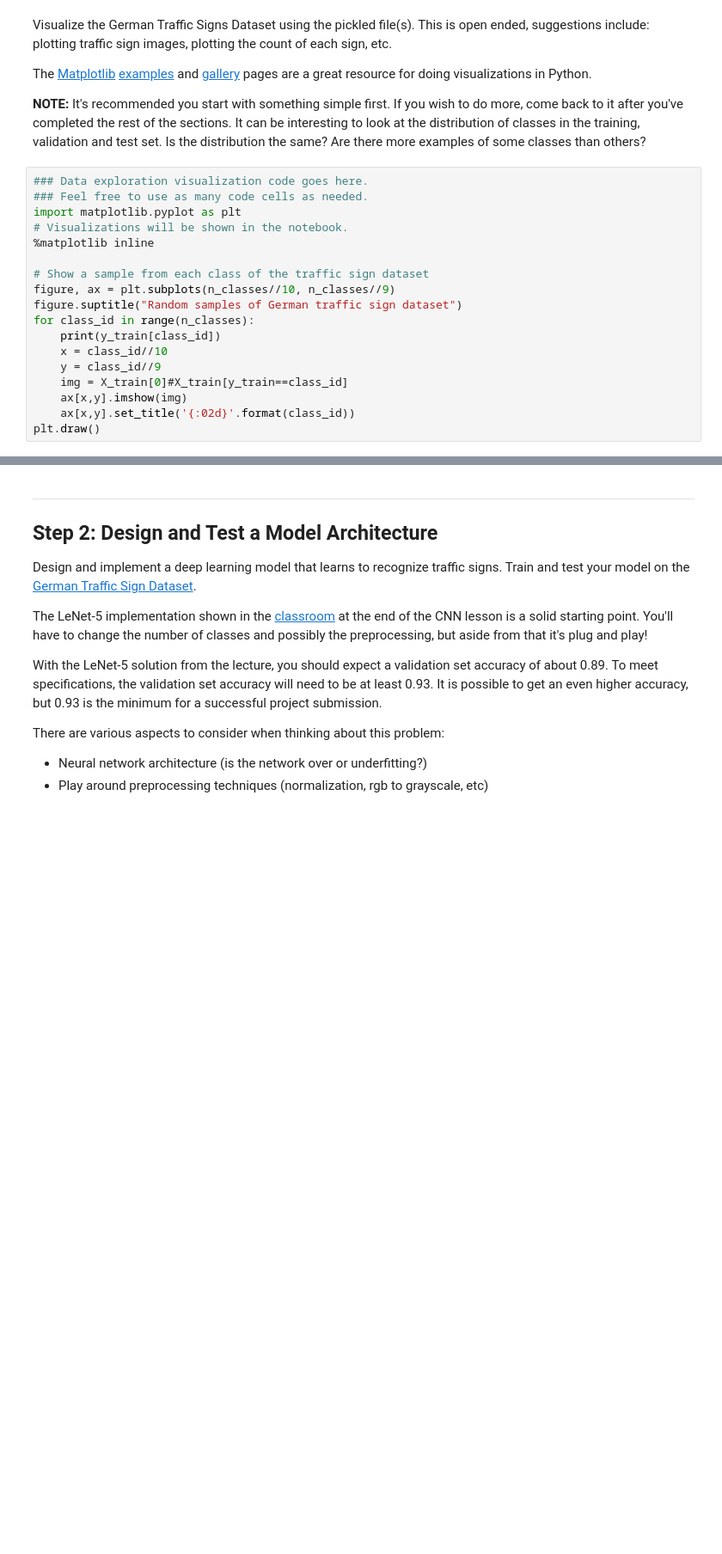
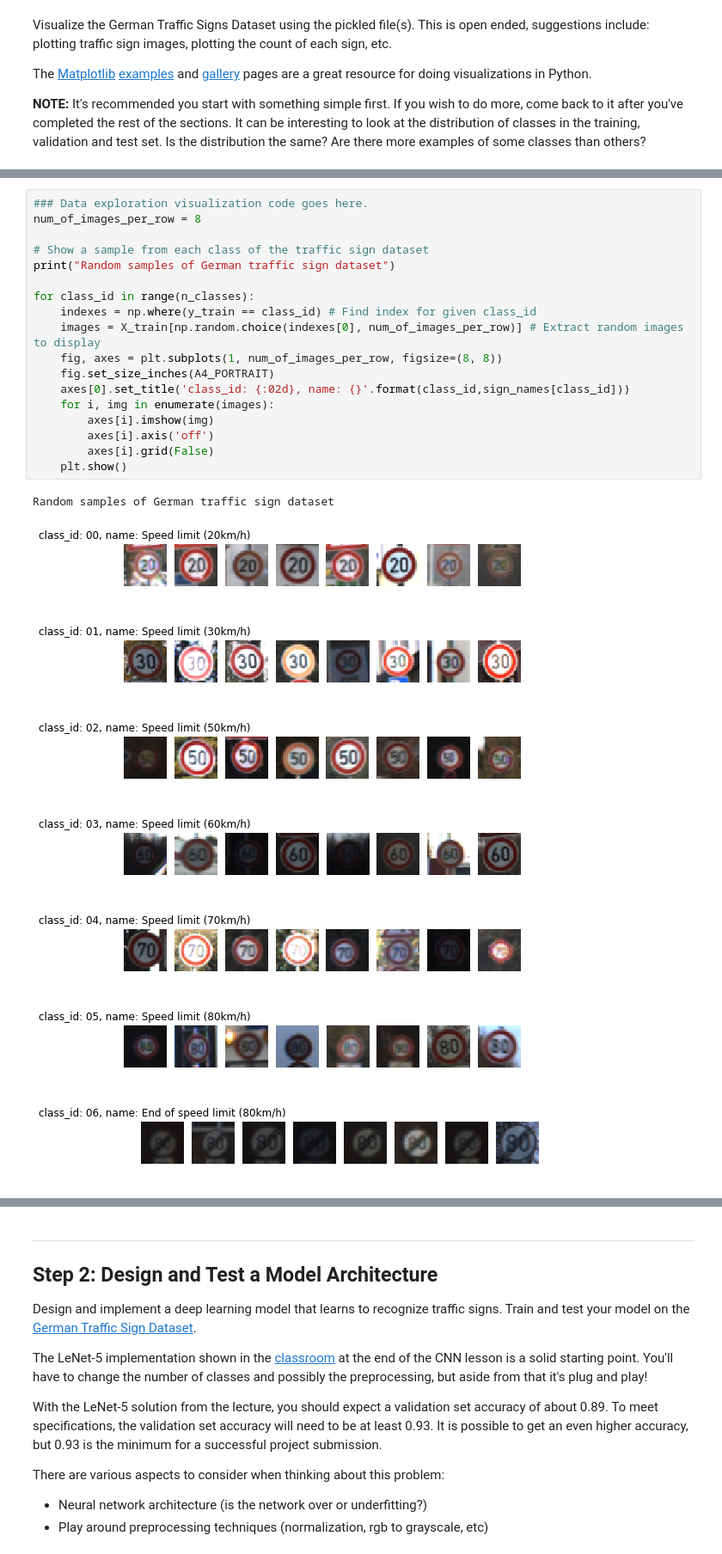
Before and after one commit to luk6xff/SelfDrivingCarND, a Jupyter notebook: CarND-Traffic-Sign-Classifier-P3/Traffic_Sign_Classifier.ipynb, the cells around one changed output, grey strips where cells are left out. Shown at 86% size. Drawn from its saved outputs; the diff is of its cells as text; blank space fills up the shorter version.

```diff
--- a/CarND-Traffic-Sign-Classifier-P3/Traffic_Sign_Classifier.ipynb
+++ b/CarND-Traffic-Sign-Classifier-P3/Traffic_Sign_Classifier.ipynb
@@ -99,21 +114,3 @@ Visualize the German Traffic Signs Dataset using the pickled file(s). This is op
 The [Matplotlib](http://matplotlib.org/) [examples](http://matplotlib.org/examples/index.html) and [gallery](http://matplotlib.org/gallery.html) pages are a great resource for doing visualizations in Python.
 
 **NOTE:** It's recommended you start with something simple first. If you wish to do more, come back to it after you've completed the rest of the sections. It can be interesting to look at the distribution of classes in the training, validation and test set. Is the distribution the same? Are there more examples of some classes than others?
-# %%
-### Data exploration visualization code goes here.
-### Feel free to use as many code cells as needed.
-import matplotlib.pyplot as plt
-# Visualizations will be shown in the notebook.
-%matplotlib inline
-
-# Show a sample from each class of the traffic sign dataset
-figure, ax = plt.subplots(n_classes//10, n_classes//9)
-figure.suptitle("Random samples of German traffic sign dataset")
-for class_id in range(n_classes):
-    print(y_train[class_id])
-    x = class_id//10
-    y = class_id//9
-    img = X_train[0]#X_train[y_train==class_id]
-    ax[x,y].imshow(img)
-    ax[x,y].set_title('{:02d}'.format(class_id))
-plt.draw()
@@ -139,0 +119,27 @@ IndexError: index 4 is out of bounds for axis 1 with size 4
+# %%
+### Data exploration visualization code goes here.
+num_of_images_per_row = 8
+
+# Show a sample from each class of the traffic sign dataset
+print("Random samples of German traffic sign dataset")
+
+for class_id in range(n_classes):
+    indexes = np.where(y_train == class_id) # Find index for given class_id
+    images = X_train[np.random.choice(indexes[0], num_of_images_per_row)] # Extract random images to display
+    fig, axes = plt.subplots(1, num_of_images_per_row, figsize=(8, 8))
+    fig.set_size_inches(A4_PORTRAIT)
+    axes[0].set_title('class_id: {:02d}, name: {}'.format(class_id,sign_names[class_id]))
+    for i, img in enumerate(images):
+        axes[i].imshow(img)
+        axes[i].axis('off')
+        axes[i].grid(False)
+    plt.show()
+# %% [output]
+Random samples of German traffic sign dataset
+[figure, added]
+[figure, added]
+[figure, added]
+[figure, added]
+[figure, added]
+[figure, added]
+[figure, added]
```
Also changed, not shown: parts of 25 cells of this notebook.
